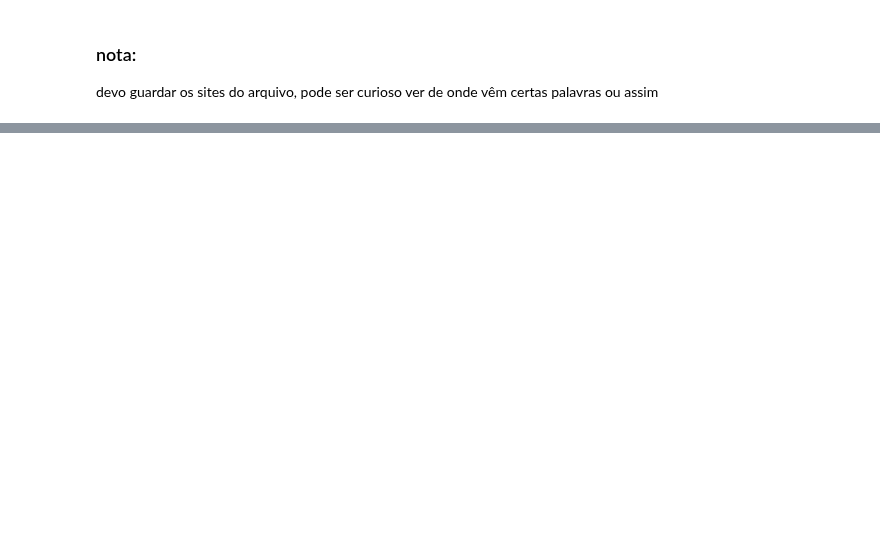
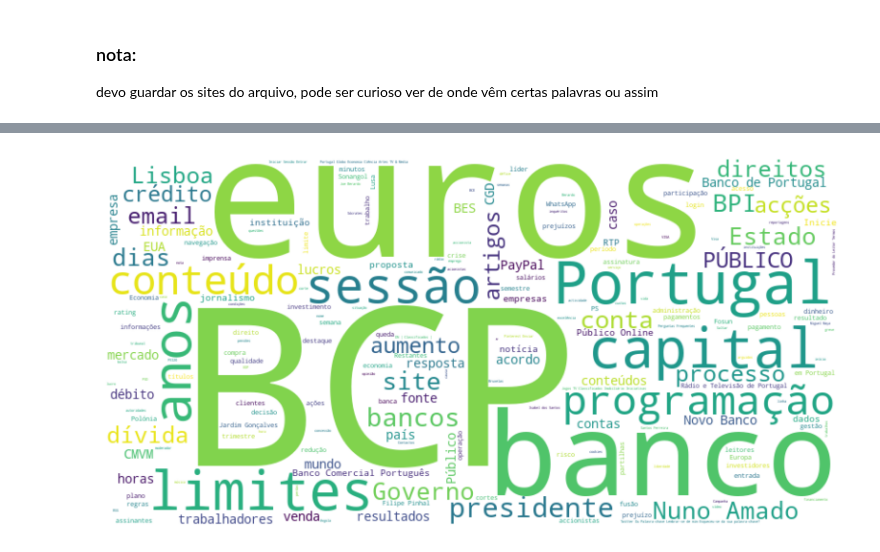
Before and after one commit to Hugoverissimo21/InfoMosaic, a Jupyter notebook: Untitled-1.ipynb, the cells around one changed output, grey strips where cells are left out. Cells and saved outputs as stored; diff of their text form; code cells hidden in the pictures; blank space fills up the shorter version.

Commit message:
wordcloud

```diff
--- a/Untitled-1.ipynb
+++ b/Untitled-1.ipynb
@@ -76,0 +73,8 @@ NER_KEYWORDS(dict)
+# %%
+import random
+def sentimentos(dict):
+    """analise de sentimentos ficticia"""
+    text = dict["ExtractedText"]
+    # ...
+    dict["newsSentiment"] = random.random()
+    return dict
@@ -77,7 +83,8 @@ NER_KEYWORDS(dict)
 # %%
-def NERCol(list):
+def ProcCol(list):
     for i in range(len(list)):
         list[i] = NER_KEYWORDS(list[i])
+        list[i] = sentimentos(list[i])
     return list
 
-df["news"] = df["news"].map(NERCol)
+df["news"] = df["news"].map(ProcCol)
@@ -85,17 +113,3 @@ df["news"] = df["news"].map(NERCol)
 ### nota:
 
 devo guardar os sites do arquivo, pode ser curioso ver de onde vêm certas palavras ou assim
-# %%
-def newsKeywords_merge(lista):
-    dict = {}
-    for dicionario in lista:
-        keywords = dicionario["newsNER"]["WORD"]
-        for keyword in keywords:
-            if keyword not in dict:
-                dict[keyword] = 1
-            else:
-                dict[keyword] += 1
-
-    return dict
-df["keywords"] = df["news"].map(newsKeywords_merge)
-df
@@ -110,3 +167,22 @@ df
+# %%
+import matplotlib.pyplot as plt
+from wordcloud import WordCloud
+
+# Example dictionary of words and their frequencies
+word_freq = {}
+for type, words in df["keywords"].iloc[0].items():
+    for word, details in words.items():
+        word_freq[word] = details["count"]  # dar prioridade as nao palavras, arranjar um peso para as palavras
+                                            # normalizar as contagens/pesos, tlvz fazer um logaritmo ou assim
+
+wordcloud = WordCloud(width=800, height=400, background_color='white').generate_from_frequencies(word_freq)
+
+plt.figure(figsize=(10, 5))
+plt.imshow(wordcloud, interpolation='bilinear')
+plt.axis('off')
+plt.show()
+# %% [output]
+[figure, added]
 # %%
 import matplotlib.pyplot as plt
 
```
Also changed, not shown: parts of 13 cells of this notebook.
